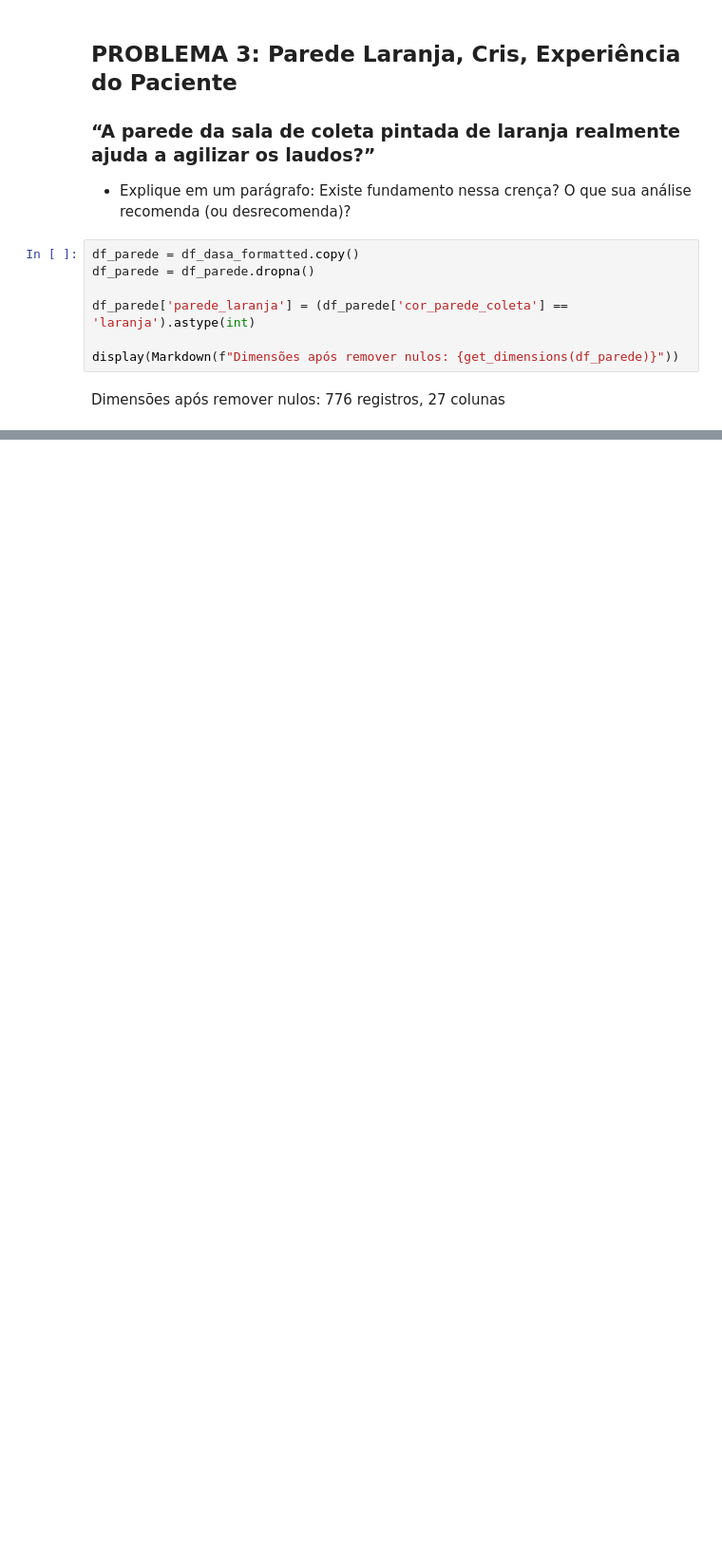
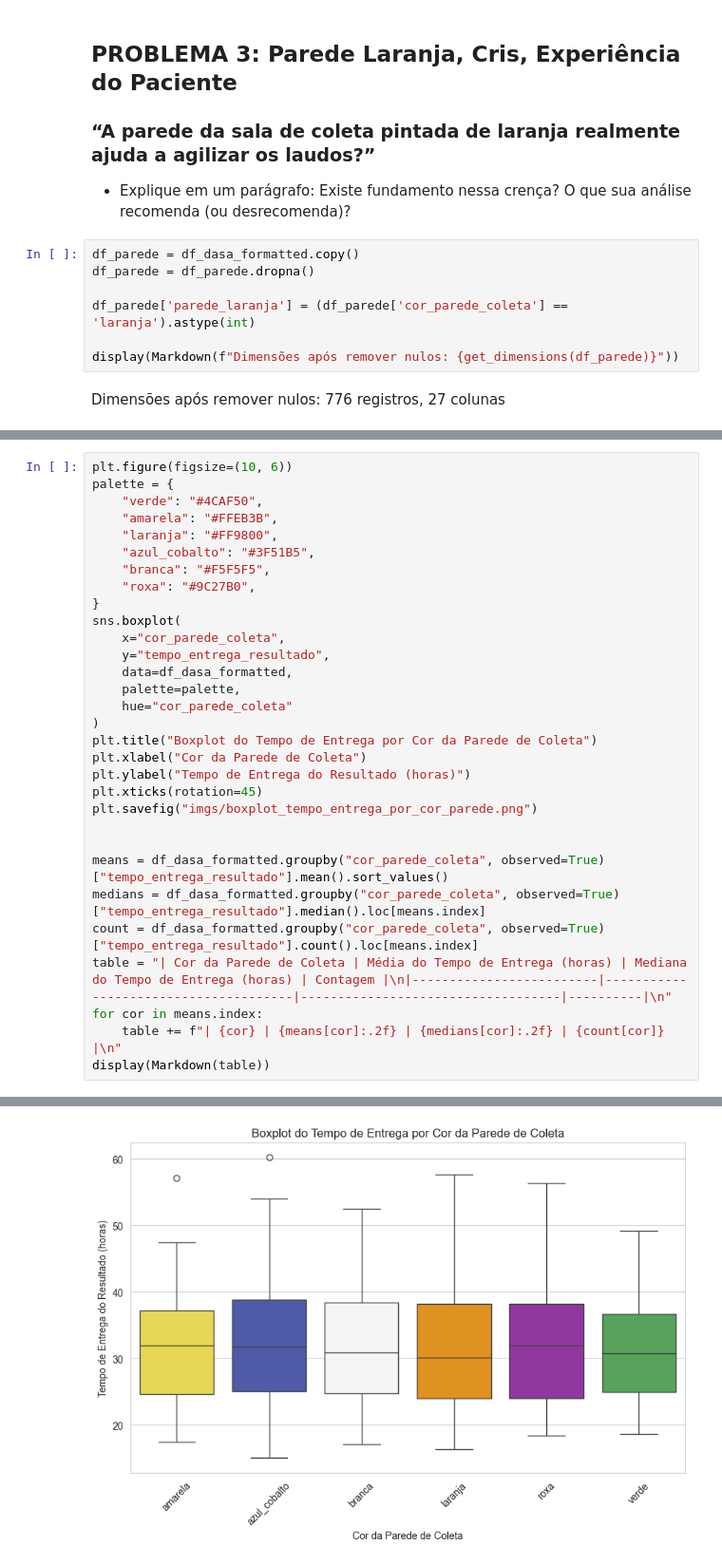
Before and after one commit to Asteriuz/challenge4-data_sciencee, a Jupyter notebook: main.ipynb, the cells around one changed output, grey strips where cells are left out. Shown at 95% size. Cells and saved outputs as stored; diff of their text form; blank space fills up the shorter version.

```diff
--- a/main.ipynb
+++ b/main.ipynb
@@ -286,0 +404,32 @@ Dimensões após remover nulos: 776 registros, 27 colunas
+# %%
+plt.figure(figsize=(10, 6))
+palette = {
+    "verde": "#4CAF50",
+    "amarela": "#FFEB3B",
+    "laranja": "#FF9800",
+    "azul_cobalto": "#3F51B5",
+    "branca": "#F5F5F5",
+    "roxa": "#9C27B0",
+}
+sns.boxplot(
+    x="cor_parede_coleta",
+    y="tempo_entrega_resultado",
+    data=df_dasa_formatted,
+    palette=palette,
+    hue="cor_parede_coleta"
+)
+plt.title("Boxplot do Tempo de Entrega por Cor da Parede de Coleta")
+plt.xlabel("Cor da Parede de Coleta")
+plt.ylabel("Tempo de Entrega do Resultado (horas)")
+plt.xticks(rotation=45)
+plt.savefig("imgs/boxplot_tempo_entrega_por_cor_parede.png")
+
+
+means = df_dasa_formatted.groupby("cor_parede_coleta", observed=True)["tempo_entrega_resultado"].mean().sort_values()
+medians = df_dasa_formatted.groupby("cor_parede_coleta", observed=True)["tempo_entrega_resultado"].median().loc[means.index]
+count = df_dasa_formatted.groupby("cor_parede_coleta", observed=True)["tempo_entrega_resultado"].count().loc[means.index]
+table = "| Cor da Parede de Coleta | Média do Tempo de Entrega (horas) | Mediana do Tempo de Entrega (horas) | Contagem |\n|-------------------------|--------------------------------------|-----------------------------------|----------|\n"
+for cor in means.index:
+    table += f"| {cor} | {means[cor]:.2f} | {medians[cor]:.2f} | {count[cor]} |\n"
+display(Markdown(table))
+# %% [output]
@@ -286,0 +444 @@ Dimensões após remover nulos: 776 registros, 27 colunas
+[figure, added]
```
Also changed, not shown: parts of 10 cells of this notebook, 4 other files.
